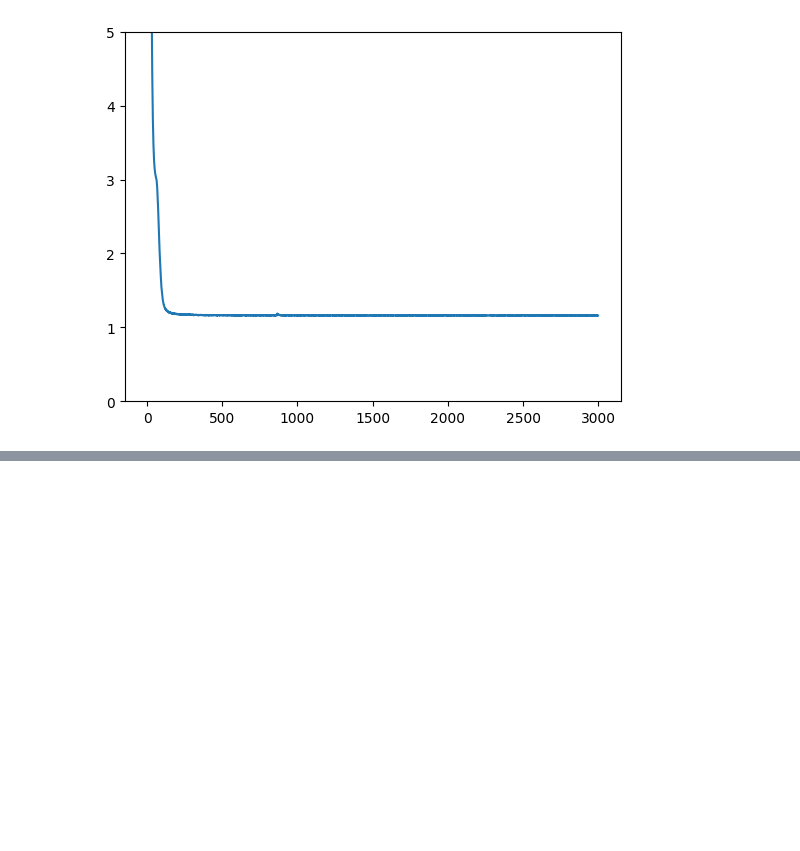
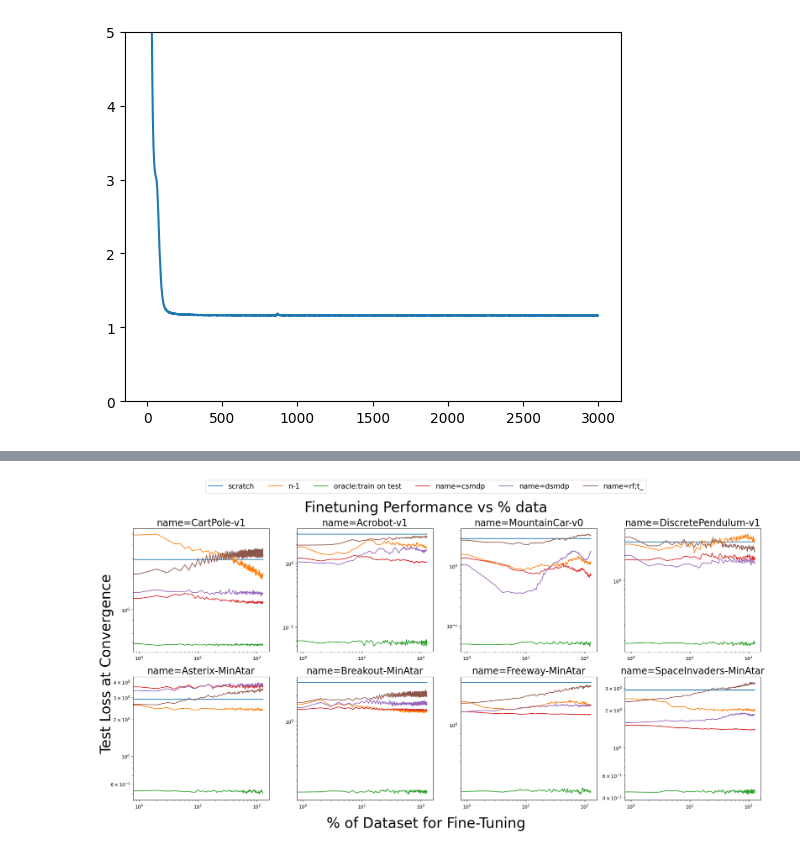
Before and after one commit to akarshkumar0101/synthetic-mdps, a Jupyter notebook: src/distillation.ipynb, the cells around one changed output, grey strips where cells are left out. Drawn from its saved outputs; the diff is of its cells as text; code cells hidden in the pictures; blank space fills up the shorter version.

```diff
--- a/src/distillation.ipynb
+++ b/src/distillation.ipynb
@@ -481,0 +519,9 @@ plt.ylim(0, 5)
+# %%
+paths = []
+for i in sorted(glob.glob("./experiment/test_bc_a/*")):
+    print(i)
+    with open(i, "r") as f:
+        a = f.readlines()
+    a = [i for i in a if 'save_dir' in i]
+    a = [[j for j in i.split() if 'save_dir' in j][0][12:-1] for i in a]
+    paths.append(a)
@@ -481,0 +568,8 @@ plt.ylim(0, 5)
+# %%
+n = 0
+for a in os.listdir('../data/exp_icl/test_bc/'):
+    for b in os.listdir(f'../data/exp_icl/test_bc/{a}'):
+        if "lr=0.0003" in b:
+            content = os.listdir(f'../data/exp_icl/test_bc/{a}/{b}')
+            if len(content)==3:
+                n+=1
@@ -481,0 +595,26 @@ plt.ylim(0, 5)
+# %%
+# lrs = [1e-4, 3e-4, 1e-3, 3e-3, 1e-2, 3e-2, 1e-1]
+# percent_datas = [0.001, 0.003, 0.01, 0.03, 0.1, 0.3, 1.0]
+
+plt.figure(figsize=(20, 10))
+for i_plt, env_test in enumerate(envs_test):
+    plt.subplot(2, 4, i_plt+1)
+    for env_train in ['scratch', 'n-1', env_test, envs_train[0], envs_train[0+3], envs_train[0+6]]:
+        with open(f"../data/exp_icl/test_bc/{env_test}/{env_train}_lr={3e-4}_pd={1.0}/metrics_before.pkl", "rb") as f:
+            a = np.array(pickle.load(f)['ce'])
+        label = env_train[:15] if env_train!=env_test else 'oracle:train on test'
+        plt.plot(a.mean(axis=0), label=label)
+
+    plt.title(env_test, fontsize=20)
+    plt.xscale('log')
+    plt.yscale('log')
+
+handles, labels = plt.gca().get_legend_handles_labels()
+plt.gcf().legend(handles, labels, loc='upper center', bbox_to_anchor=(0.5, 1.05), ncol=6, fontsize=15)
+plt.gcf().supxlabel('% of Dataset for Fine-Tuning', fontsize=30)
+plt.gcf().supylabel('Test Loss at Convergence', fontsize=30)
+plt.gcf().suptitle('Finetuning Performance vs % data', fontsize=30)
+plt.tight_layout()
+plt.show()
+# %% [output]
+[figure, added]
```
Also changed, not shown: parts of 20 cells of this notebook, 35 other files.
